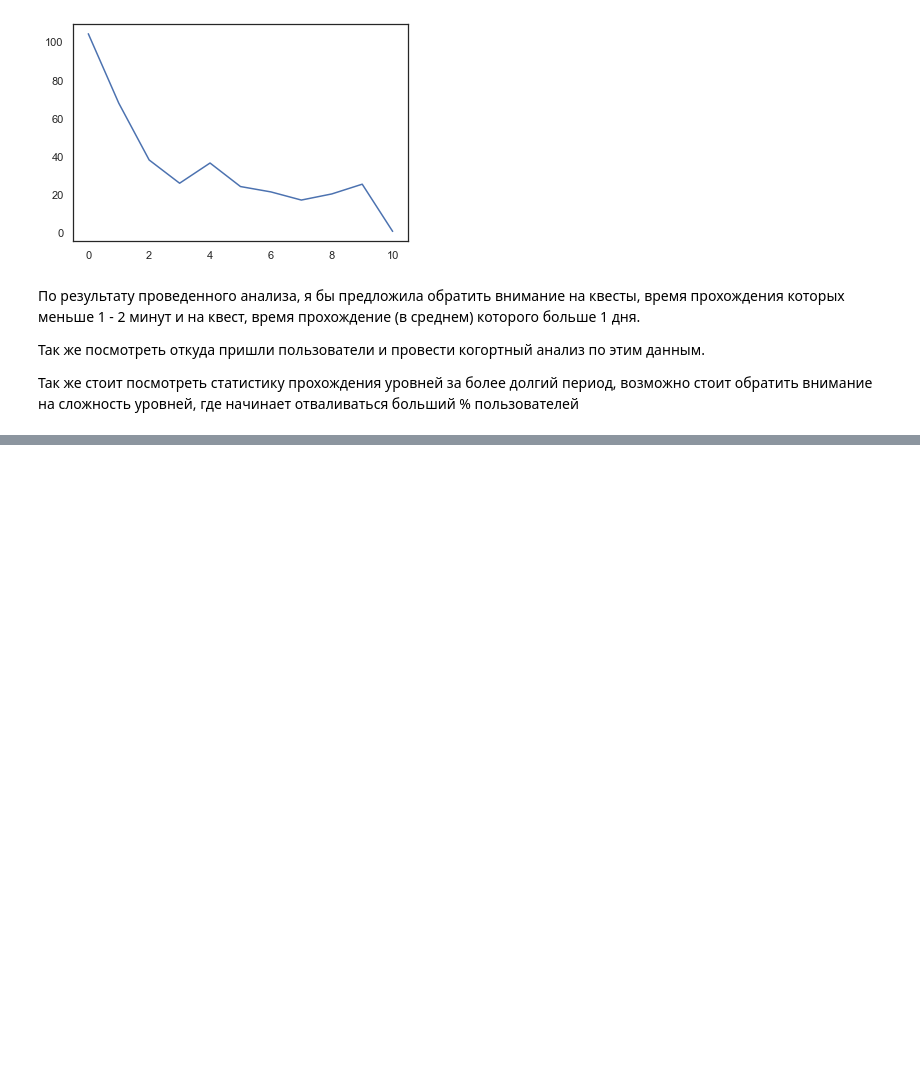
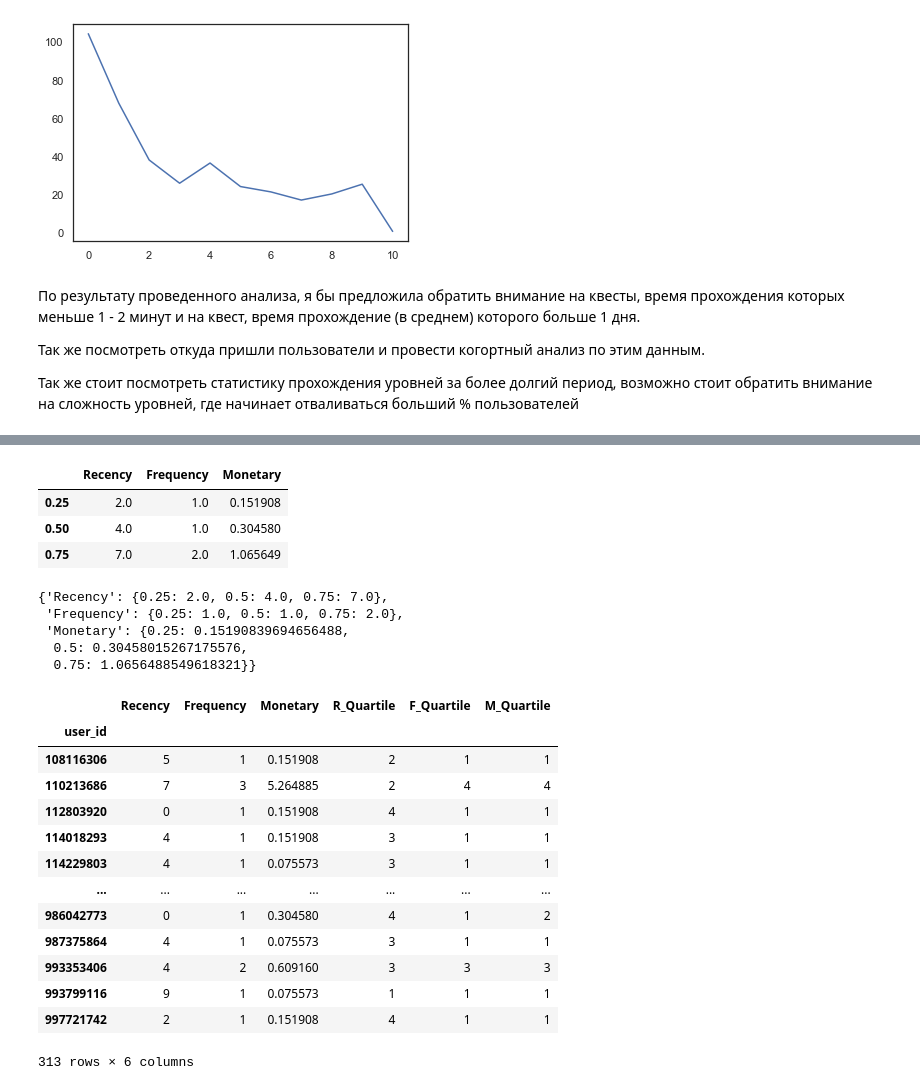
Before and after one commit to Annatolstik/Final_project, a Jupyter notebook: Project_Atlantis_Odyssey.ipynb, the cells around one changed output, grey strips where cells are left out. Saved outputs shown, nothing was run; the diff lists cells and outputs as text; code cells hidden in the pictures; blank space fills up the shorter version.

```diff
--- a/Project_Atlantis_Odyssey.ipynb
+++ b/Project_Atlantis_Odyssey.ipynb
@@ -1028,0 +1100,8 @@ all_payment_plot.amount.plot()
+# %%
+last_date = RFM_1['last_session'].max()
+rfmTable = RFM_1.reset_index().groupby('user_id').agg({'last_session': lambda x: (last_date - x.max()).days,
+                                                 'count': lambda x: x.sum(),
+                                                 'amount': lambda x: x.sum()})
+rfmTable.rename(columns={'last_session': 'Recency',
+                          'count': 'Frequency',
+                          'amount': 'Monetary'}, inplace=True)
@@ -1028,0 +1125,16 @@ all_payment_plot.amount.plot()
+# %%
+quantiles = rfmTable.quantile(q=[0.25,0.5,0.75])
+quantiles
+# %% [output]
+|  | Recency | Frequency | Monetary |
+| 0.25 | 2.0 | 1.0 | 0.151908 |
+| 0.50 | 4.0 | 1.0 | 0.304580 |
+| 0.75 | 7.0 | 2.0 | 1.065649 |
+# %%
+quantiles.to_dict()
+# %% [output]
+{'Recency': {0.25: 2.0, 0.5: 4.0, 0.75: 7.0},
+ 'Frequency': {0.25: 1.0, 0.5: 1.0, 0.75: 2.0},
+ 'Monetary': {0.25: 0.15190839694656488,
+  0.5: 0.30458015267175576,
+  0.75: 1.0656488549618321}}
@@ -1028,0 +1166,17 @@ all_payment_plot.amount.plot()
+# %%
+rfm_segmentation
+# %% [output]
+|  | Recency | Frequency | Monetary | R_Quartile | F_Quartile | M_Quartile |
+| user_id |  |  |  |  |  |  |
+| 108116306 | 5 | 1 | 0.151908 | 2 | 1 | 1 |
+| 110213686 | 7 | 3 | 5.264885 | 2 | 4 | 4 |
+| 112803920 | 0 | 1 | 0.151908 | 4 | 1 | 1 |
+| 114018293 | 4 | 1 | 0.151908 | 3 | 1 | 1 |
+| 114229803 | 4 | 1 | 0.075573 | 3 | 1 | 1 |
+| ... | ... | ... | ... | ... | ... | ... |
+| 986042773 | 0 | 1 | 0.304580 | 4 | 1 | 2 |
+| 987375864 | 4 | 1 | 0.075573 | 3 | 1 | 1 |
+| 993353406 | 4 | 2 | 0.609160 | 3 | 3 | 3 |
+| 993799116 | 9 | 1 | 0.075573 | 1 | 1 | 1 |
+| 997721742 | 2 | 1 | 0.151908 | 4 | 1 | 1 |
+313 rows × 6 columns
```
Also changed, not shown: parts of 13 cells of this notebook.
